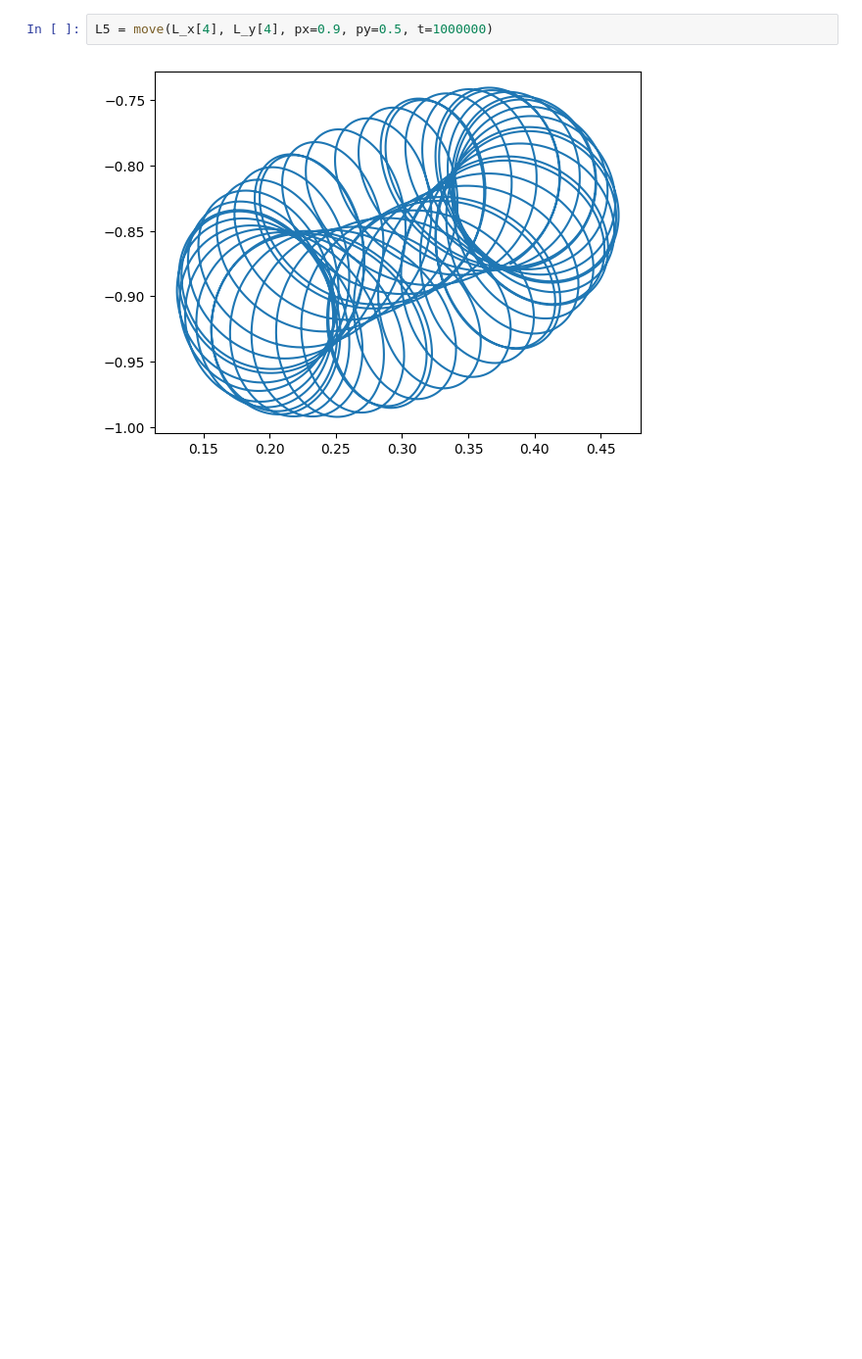
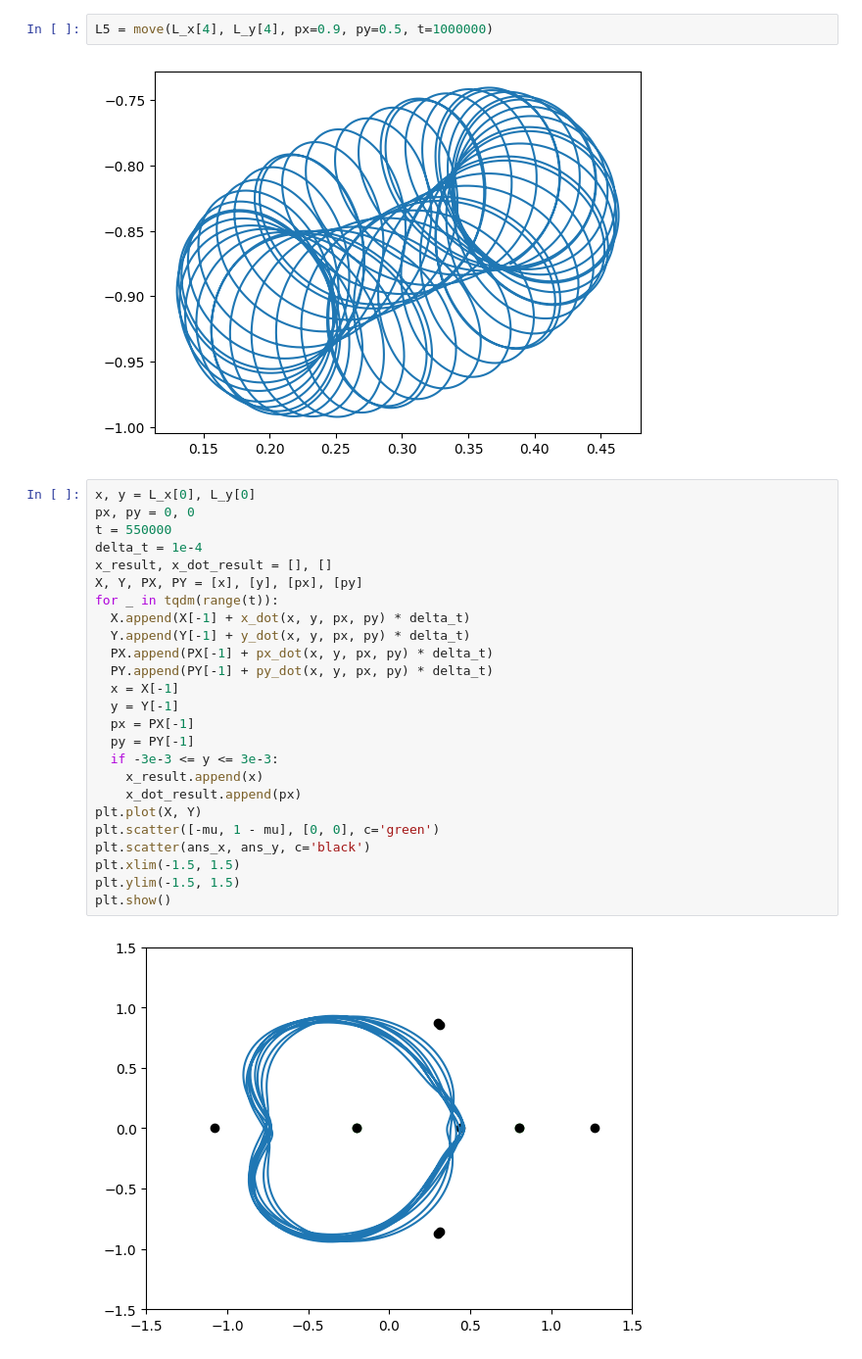
Before and after one commit to ZhizhchenkoA/Mechanic_Project, a Jupyter notebook: Z.ipynb, the cells around one changed output. Shown at 98% size. Saved outputs shown, nothing was run; the diff lists cells and outputs as text; blank space fills up the shorter version.

```diff
--- a/Z.ipynb
+++ b/Z.ipynb
@@ -157,3 +157,30 @@ L4 = move(L_x[3], L_y[3], px=-1, py=0, t=1000000)
 L5 = move(L_x[4], L_y[4], px=0.9, py=0.5, t=1000000)
 # %% [output]
 [figure]
+# %%
+x, y = L_x[0], L_y[0]
+px, py = 0, 0
+t = 550000
+delta_t = 1e-4
+x_result, x_dot_result = [], []
+X, Y, PX, PY = [x], [y], [px], [py]
+for _ in tqdm(range(t)):
+  X.append(X[-1] + x_dot(x, y, px, py) * delta_t)
+  Y.append(Y[-1] + y_dot(x, y, px, py) * delta_t)
+  PX.append(PX[-1] + px_dot(x, y, px, py) * delta_t)
+  PY.append(PY[-1] + py_dot(x, y, px, py) * delta_t)
+  x = X[-1]
+  y = Y[-1]
+  px = PX[-1]
+  py = PY[-1]
+  if -3e-3 <= y <= 3e-3:
+    x_result.append(x)
+    x_dot_result.append(px)
+plt.plot(X, Y)
+plt.scatter([-mu, 1 - mu], [0, 0], c='green')
+plt.scatter(ans_x, ans_y, c='black')
+plt.xlim(-1.5, 1.5)
+plt.ylim(-1.5, 1.5)
+plt.show()
+# %% [output]
+[figure, added]
```
Also changed, not shown: parts of 1 cell of this notebook.
